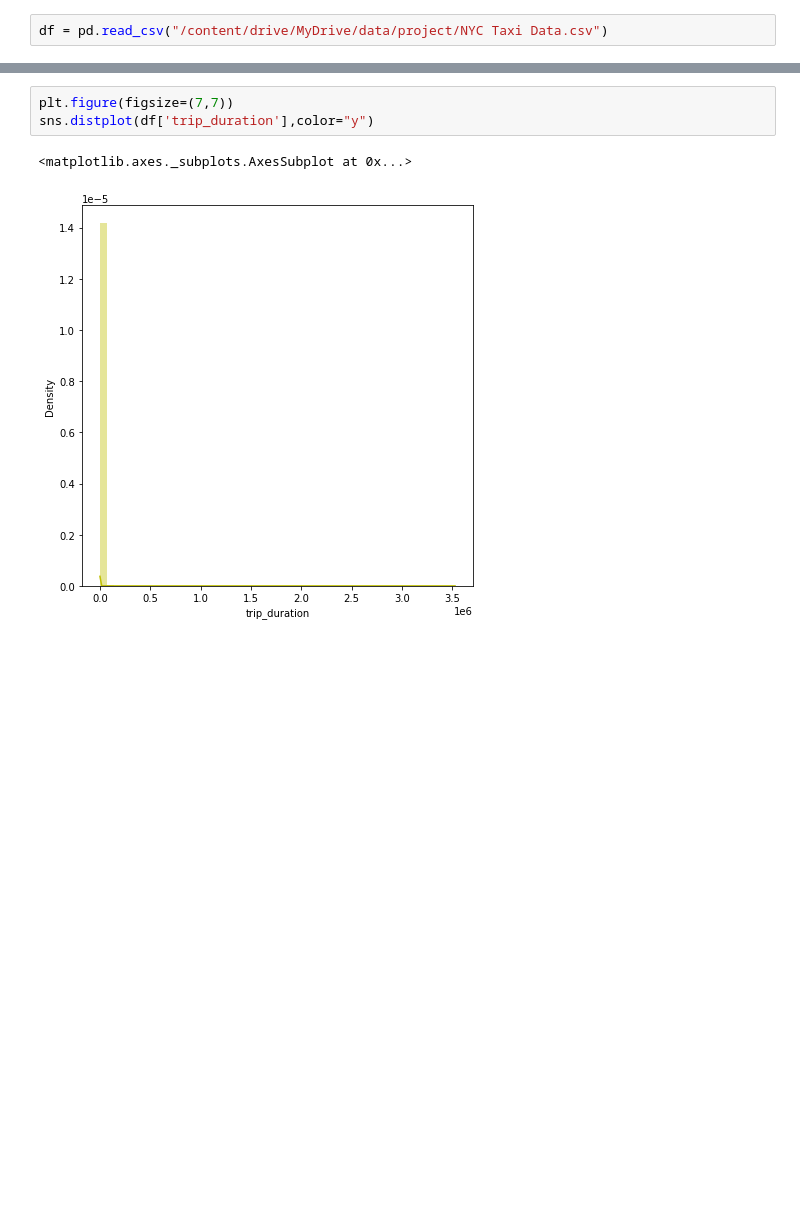
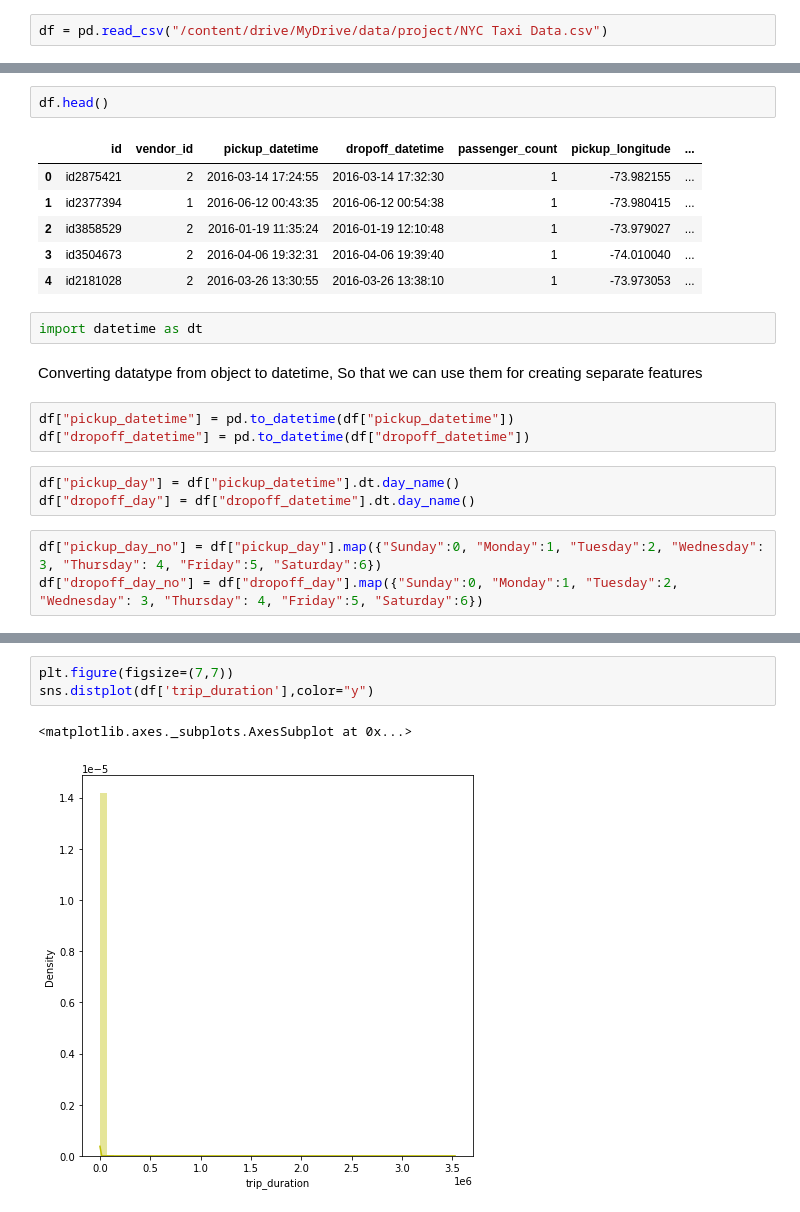
Before and after one commit to rubeshajith/NYC-taxi-trip-time-prediction, a Jupyter notebook: NYC_Taxi_Trip_Time_Prediction_Capstone_Project.ipynb, the cells around one changed output, grey strips where cells are left out. Saved outputs shown, nothing was run; the diff lists cells and outputs as text; blank space fills up the shorter version.

```diff
--- a/NYC_Taxi_Trip_Time_Prediction_Capstone_Project.ipynb
+++ b/NYC_Taxi_Trip_Time_Prediction_Capstone_Project.ipynb
@@ -40,0 +97,22 @@ df = pd.read_csv("/content/drive/MyDrive/data/project/NYC Taxi Data.csv")
+# %%
+df.head()
+# %% [output]
+|  | id | vendor_id | pickup_datetime | dropoff_datetime | passenger_count | pickup_longitude | ... |
+| 0 | id2875421 | 2 | 2016-03-14 17:24:55 | 2016-03-14 17:32:30 | 1 | -73.982155 | ... |
+| 1 | id2377394 | 1 | 2016-06-12 00:43:35 | 2016-06-12 00:54:38 | 1 | -73.980415 | ... |
+| 2 | id3858529 | 2 | 2016-01-19 11:35:24 | 2016-01-19 12:10:48 | 1 | -73.979027 | ... |
+| 3 | id3504673 | 2 | 2016-04-06 19:32:31 | 2016-04-06 19:39:40 | 1 | -74.010040 | ... |
+| 4 | id2181028 | 2 | 2016-03-26 13:30:55 | 2016-03-26 13:38:10 | 1 | -73.973053 | ... |
+# %%
+import datetime as dt
+# %% [markdown]
+Converting datatype from object to datetime, So that we can use them for creating separate features
+# %%
+df["pickup_datetime"] = pd.to_datetime(df["pickup_datetime"])
+df["dropoff_datetime"] = pd.to_datetime(df["dropoff_datetime"])
+# %%
+df["pickup_day"] = df["pickup_datetime"].dt.day_name()
+df["dropoff_day"] = df["dropoff_datetime"].dt.day_name()
+# %%
+df["pickup_day_no"] = df["pickup_day"].map({"Sunday":0, "Monday":1, "Tuesday":2, "Wednesday": 3, "Thursday": 4, "Friday":5, "Saturday":6})
+df["dropoff_day_no"] = df["dropoff_day"].map({"Sunday":0, "Monday":1, "Tuesday":2, "Wednesday": 3, "Thursday": 4, "Friday":5, "Saturday":6})
```
Also changed, not shown: parts of 19 cells of this notebook.
